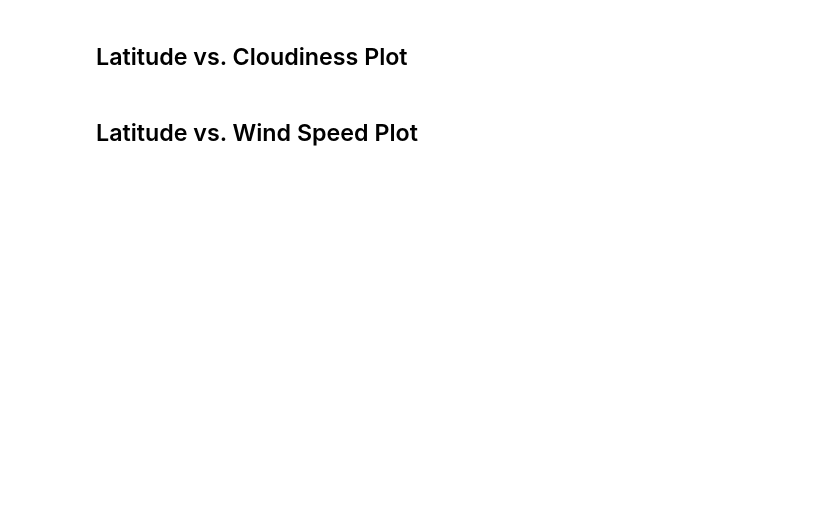
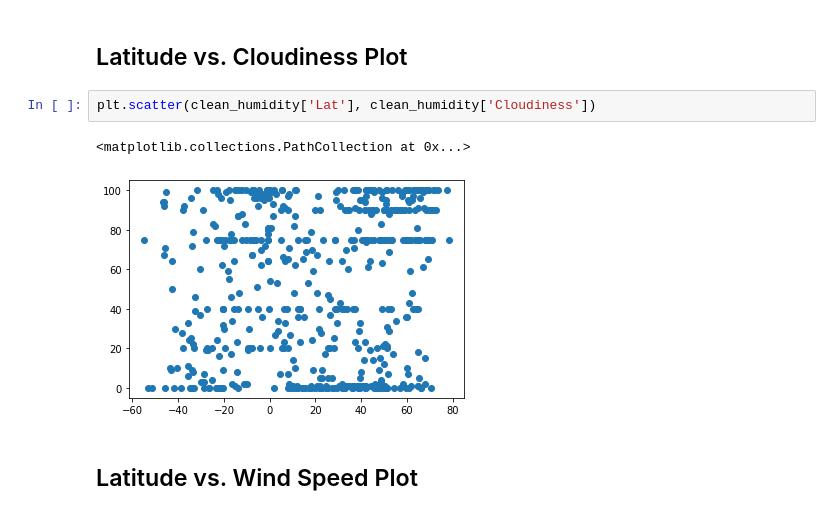
Before and after one commit to Polaris-pixel/PythonAPI-Challenge, a Jupyter notebook: WeatherPy/WeatherPy.ipynb, the cells around one changed output. Drawn from its saved outputs; the diff is of its cells as text; blank space fills up the shorter version.

```diff
--- a/WeatherPy/WeatherPy.ipynb
+++ b/WeatherPy/WeatherPy.ipynb
@@ -176,4 +228,9 @@ clean_humidity["Humidity"].describe()
 # %% [markdown]
 ## Latitude vs. Cloudiness Plot
+# %%
+plt.scatter(clean_humidity['Lat'], clean_humidity['Cloudiness'])
+# %% [output]
+<matplotlib.collections.PathCollection at 0x...>
+[figure, added]
 # %% [markdown]
 ## Latitude vs. Wind Speed Plot
```
Also changed, not shown: parts of 11 cells of this notebook.
